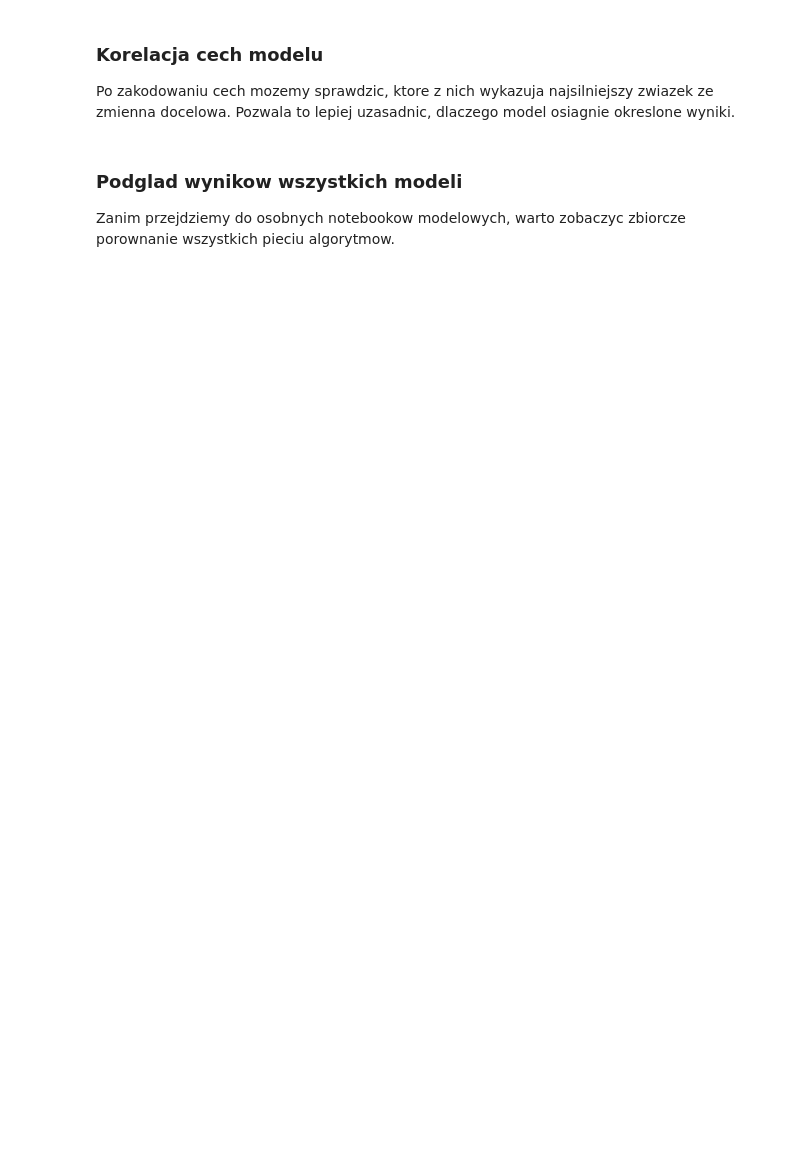
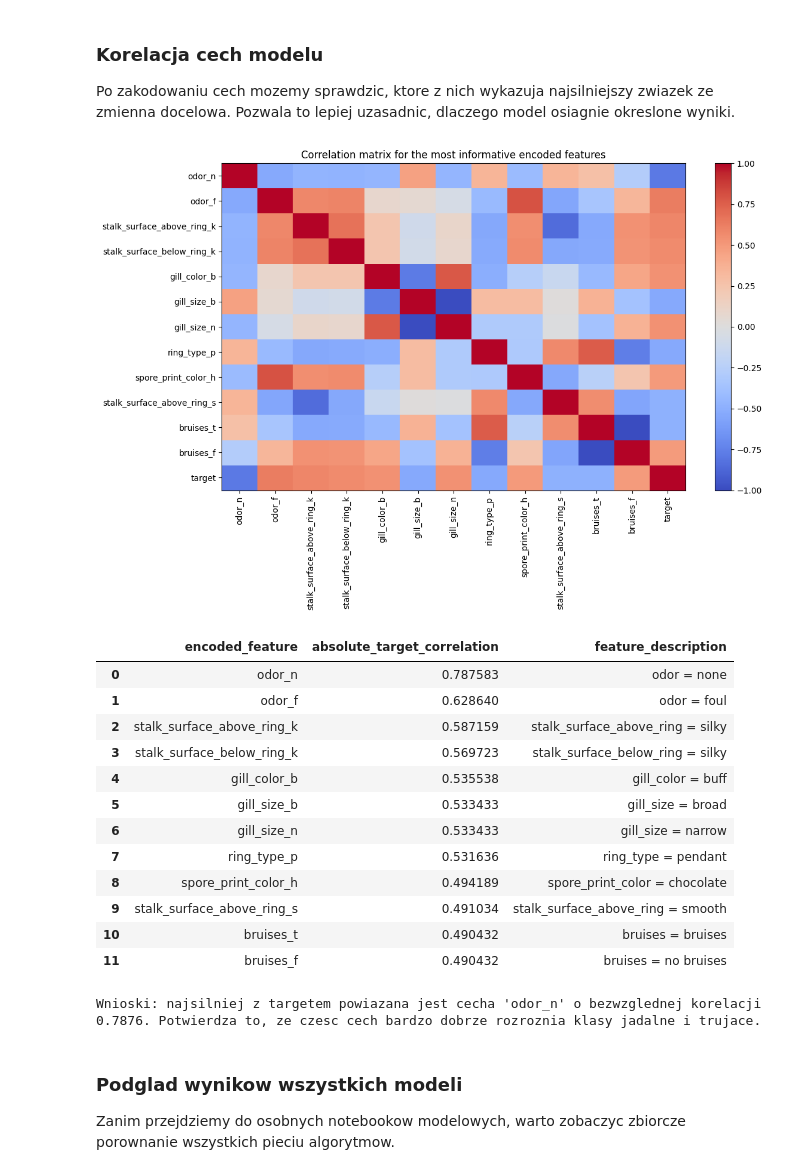
Before and after one commit to KacperKukula/kkksm-machine-learning, a Jupyter notebook: kkksm_mushrooms_datebase/00_data_preprocessing_and_balance.ipynb, the cells around one changed output. Cells and saved outputs as stored; diff of their text form; code cells hidden in the pictures; blank space fills up the shorter version.

```diff
--- a/kkksm_mushrooms_datebase/00_data_preprocessing_and_balance.ipynb
+++ b/kkksm_mushrooms_datebase/00_data_preprocessing_and_balance.ipynb
@@ -160,10 +201,26 @@ uzasadnic, dlaczego model osiagnie okreslone wyniki.
 # %%
 top_correlations = plot_top_feature_correlations(
     preprocessed["X_train_encoded"],
     preprocessed["y_train"],
     top_n=12,
+    feature_columns=preprocessed["feature_columns"],
 )
 top_correlations
+# %% [output]
+[figure, added]
+|  | encoded_feature | absolute_target_correlation | feature_description |
+| 0 | odor_n | 0.787583 | odor = none |
+| 1 | odor_f | 0.628640 | odor = foul |
+| 2 | stalk_surface_above_ring_k | 0.587159 | stalk_surface_above_ring = silky |
+| 3 | stalk_surface_below_ring_k | 0.569723 | stalk_surface_below_ring = silky |
+| 4 | gill_color_b | 0.535538 | gill_color = buff |
+| 5 | gill_size_b | 0.533433 | gill_size = broad |
+| 6 | gill_size_n | 0.533433 | gill_size = narrow |
+| 7 | ring_type_p | 0.531636 | ring_type = pendant |
+| 8 | spore_print_color_h | 0.494189 | spore_print_color = chocolate |
+| 9 | stalk_surface_above_ring_s | 0.491034 | stalk_surface_above_ring = smooth |
+| 10 | bruises_t | 0.490432 | bruises = bruises |
+| 11 | bruises_f | 0.490432 | bruises = no bruises |
 # %%
 strongest = top_correlations.iloc[0]
 print(
@@ -172,6 +229,8 @@ print(
     f"{strongest['absolute_target_correlation']:.4f}. Potwierdza to, ze czesc cech "
     f"bardzo dobrze rozroznia klasy jadalne i trujace."
 )
+# %% [output]
+Wnioski: najsilniej z targetem powiazana jest cecha 'odor_n' o bezwzglednej korelacji 0.7876. Potwierdza to, ze czesc cech bardzo dobrze rozroznia klasy jadalne i trujace.
 # %% [markdown]
 ### <a name='9'></a> Podglad wynikow wszystkich modeli
 
```
Also changed, not shown: parts of 14 cells of this notebook, 8 other files.
